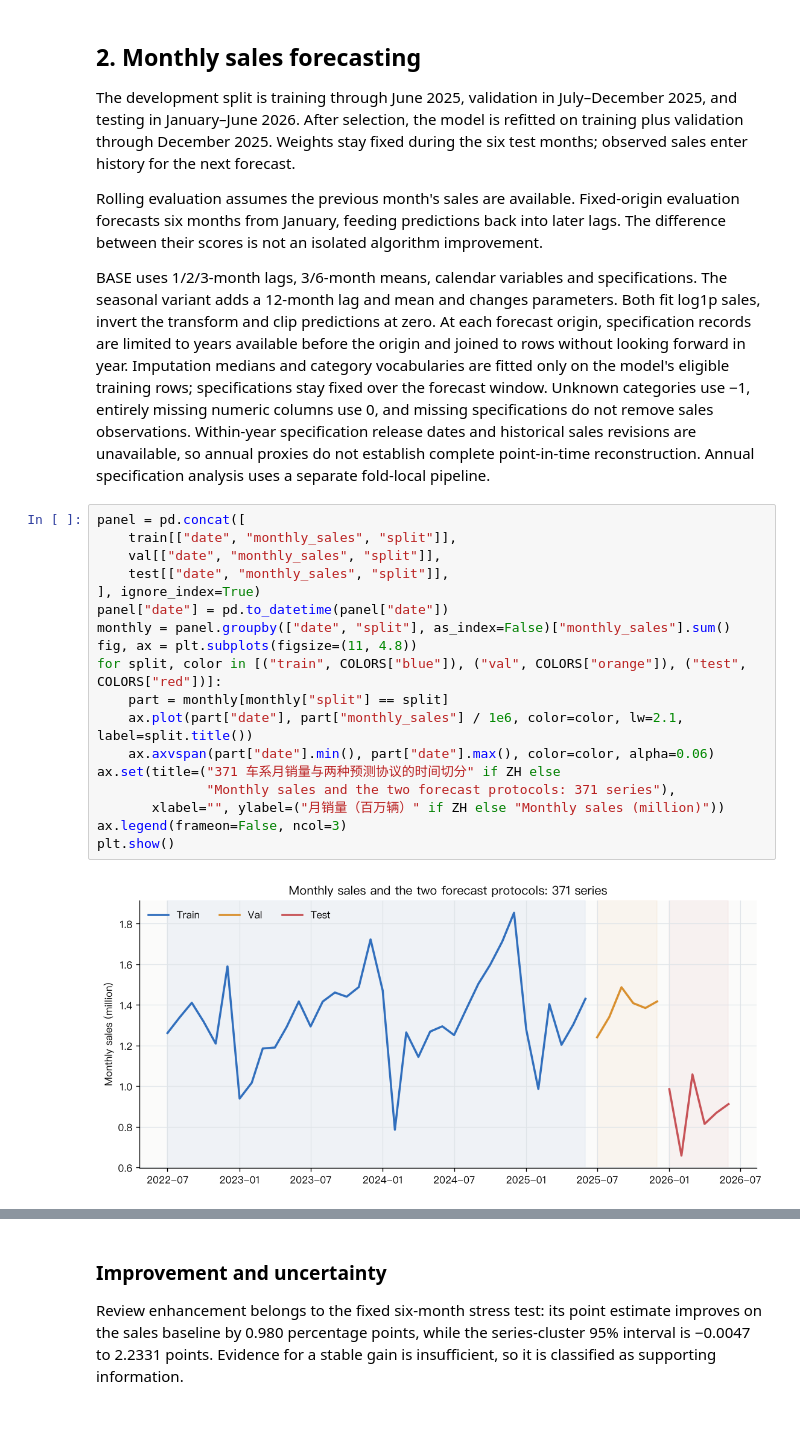
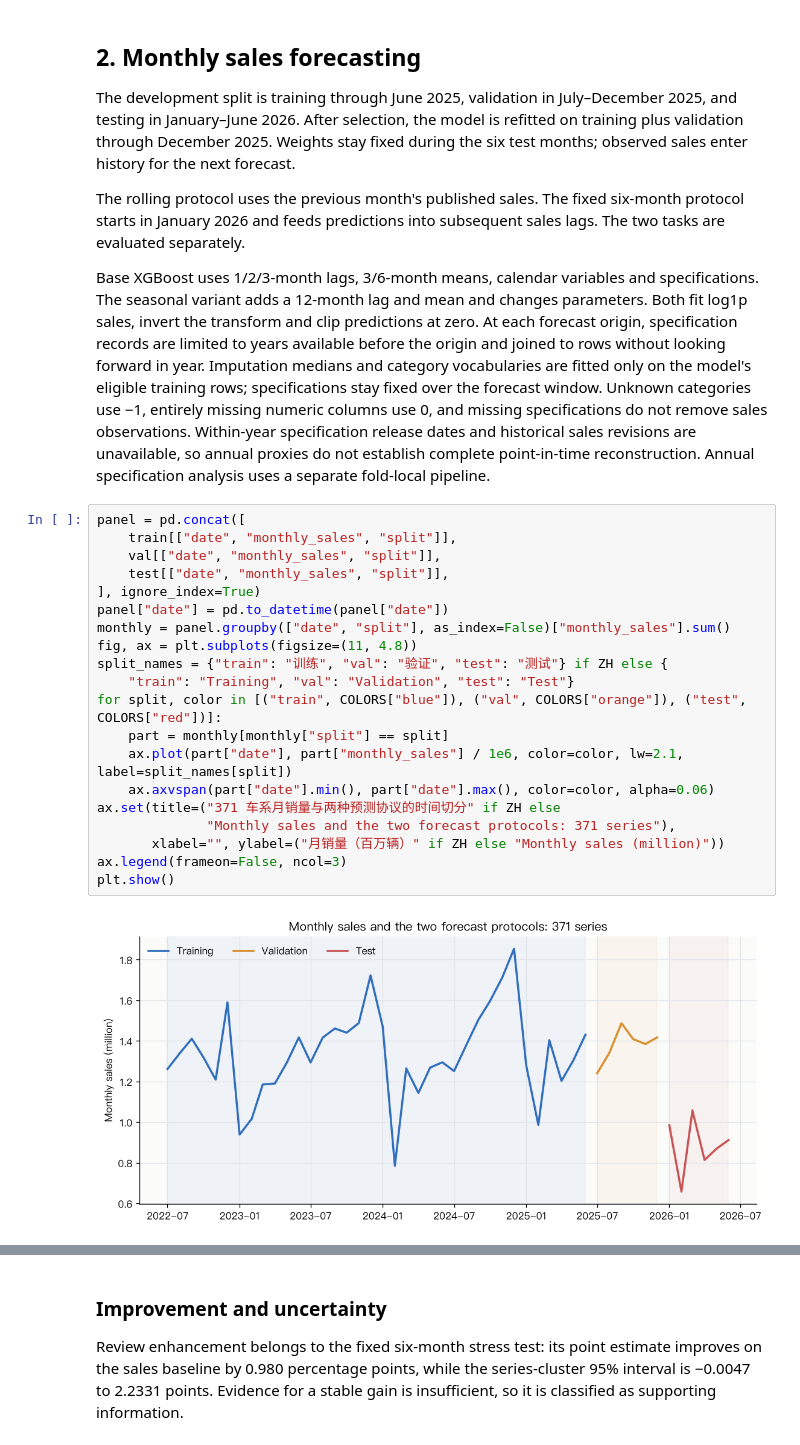
Before and after one commit to Yemyu/china-auto-market-analysis, a Jupyter notebook: notebook/China_Auto_Market_Analysis_EN.ipynb, the cells around one changed output, grey strips where cells are left out. Cells and saved outputs as stored; diff of their text form.

```diff
--- a/notebook/China_Auto_Market_Analysis_EN.ipynb
+++ b/notebook/China_Auto_Market_Analysis_EN.ipynb
@@ -148,29 +236,31 @@ These behaviours provide stronger evidence of engineering work than directory na
 
 The development split is training through June 2025, validation in July–December 2025, and testing in January–June 2026. After selection, the model is refitted on training plus validation through December 2025. Weights stay fixed during the six test months; observed sales enter history for the next forecast.
 
-Rolling evaluation assumes the previous month's sales are available. Fixed-origin evaluation forecasts six months from January, feeding predictions back into later lags. The difference between their scores is not an isolated algorithm improvement.
+The rolling protocol uses the previous month's published sales. The fixed six-month protocol starts in January 2026 and feeds predictions into subsequent sales lags. The two tasks are evaluated separately.
 
-BASE uses 1/2/3-month lags, 3/6-month means, calendar variables and specifications. The seasonal variant adds a 12-month lag and mean and changes parameters. Both fit log1p sales, invert the transform and clip predictions at zero. At each forecast origin, specification records are limited to years available before the origin and joined to rows without looking forward in year. Imputation medians and category vocabularies are fitted only on the model's eligible training rows; specifications stay fixed over the forecast window. Unknown categories use −1, entirely missing numeric columns use 0, and missing specifications do not remove sales observations. Within-year specification release dates and historical sales revisions are unavailable, so annual proxies do not establish complete point-in-time reconstruction. Annual specification analysis uses a separate fold-local pipeline.
+Base XGBoost uses 1/2/3-month lags, 3/6-month means, calendar variables and specifications. The seasonal variant adds a 12-month lag and mean and changes parameters. Both fit log1p sales, invert the transform and clip predictions at zero. At each forecast origin, specification records are limited to years available before the origin and joined to rows without looking forward in year. Imputation medians and category vocabularies are fitted only on the model's eligible training rows; specifications stay fixed over the forecast window. Unknown categories use −1, entirely missing numeric columns use 0, and missing specifications do not remove sales observations. Within-year specification release dates and historical sales revisions are unavailable, so annual proxies do not establish complete point-in-time reconstruction. Annual specification analysis uses a separate fold-local pipeline.
 # %%
 panel = pd.concat([
     train[["date", "monthly_sales", "split"]],
     val[["date", "monthly_sales", "split"]],
     test[["date", "monthly_sales", "split"]],
 ], ignore_index=True)
 panel["date"] = pd.to_datetime(panel["date"])
 monthly = panel.groupby(["date", "split"], as_index=False)["monthly_sales"].sum()
 fig, ax = plt.subplots(figsize=(11, 4.8))
+split_names = {"train": "训练", "val": "验证", "test": "测试"} if ZH else {
+    "train": "Training", "val": "Validation", "test": "Test"}
 for split, color in [("train", COLORS["blue"]), ("val", COLORS["orange"]), ("test", COLORS["red"])]:
     part = monthly[monthly["split"] == split]
-    ax.plot(part["date"], part["monthly_sales"] / 1e6, color=color, lw=2.1, label=split.title())
+    ax.plot(part["date"], part["monthly_sales"] / 1e6, color=color, lw=2.1, label=split_names[split])
     ax.axvspan(part["date"].min(), part["date"].max(), color=color, alpha=0.06)
 ax.set(title=("371 车系月销量与两种预测协议的时间切分" if ZH else
               "Monthly sales and the two forecast protocols: 371 series"),
        xlabel="", ylabel=("月销量（百万辆）" if ZH else "Monthly sales (million)"))
 ax.legend(frameon=False, ncol=3)
 plt.show()
 # %% [output]
-[figure, old version]
+[figure, new version]
 # %% [markdown]
 ### Model comparison
 
```
Also changed, not shown: parts of 29 cells of this notebook, 29 other files.
